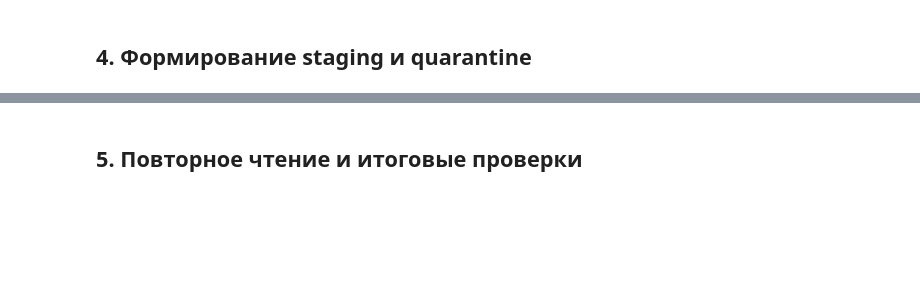
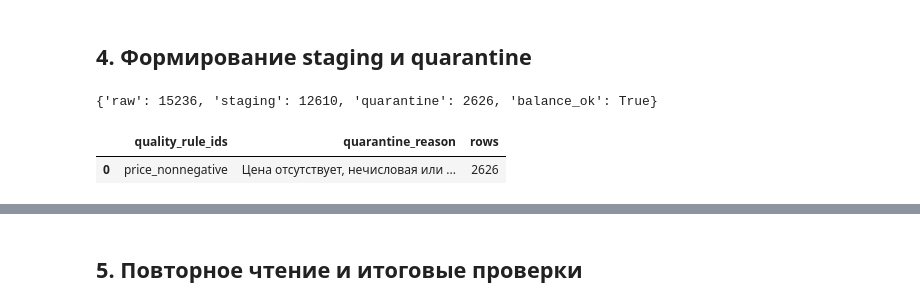
Before and after one commit to kozar262/KozarKibkaloShatilo_PIN241_ITAD, a Jupyter notebook: notebooks/profile_quality.ipynb, the cells around one changed output, grey strips where cells are left out. Saved outputs shown, nothing was run; the diff lists cells and outputs as text; code cells hidden in the pictures; blank space fills up the shorter version.

Commit message:
Complete lab 03 data quality profiling

```diff
--- a/notebooks/profile_quality.ipynb
+++ b/notebooks/profile_quality.ipynb
@@ -184,48 +273,49 @@ display(rules_df)
 # %% [markdown]
 ## 4. Формирование staging и quarantine
 # %%
-# Карантин — объединение всех критических причин, каждая запись только один раз.
-# quality_rule_ids содержит список идентификаторов через запятую.
+# Карантин — все критические нарушения; каждая исходная запись попадает сюда не более одного раза.
 critical_conditions = {
     "unique_listing_id": "(_id IS NULL OR _id_rn > 1)",
     "price_nonnegative": "(_price IS NULL OR _price < 0)",
     "room_type_allowed": "(_bad_room_type)"
 }
 reason_parts = [f"CASE WHEN {cond} THEN '{rid}' END" for rid, cond in critical_conditions.items()]
-ids_expr = " || ',' || ".join([f"COALESCE({p}, '')" for p in reason_parts])
-# Удаляем пустые элементы при сборке причин; исходные столбцы сохраняются.
 con.execute(f"""
 CREATE OR REPLACE TABLE quarantine_result AS
 SELECT * EXCLUDE (_id,_price,_latitude,_longitude,_reviews,_availability,_id_rn,
                   _missing_neighbourhood,_bad_room_type,_bad_coordinates),
        array_to_string(list_filter([{', '.join(reason_parts)}], x -> x IS NOT NULL), ',') AS quality_rule_ids,
        array_to_string(list_filter([
           CASE WHEN _id IS NULL OR _id_rn > 1 THEN 'Отсутствует или повторяется id объявления' END,
           CASE WHEN _price IS NULL OR _price < 0 THEN 'Цена отсутствует, нечисловая или отрицательная' END,
           CASE WHEN _bad_room_type THEN 'Тип жилья отсутствует или не входит в допустимый справочник' END
        ], x -> x IS NOT NULL), '; ') AS quarantine_reason
 FROM profiled
 WHERE {' OR '.join(critical_conditions.values())}
 """)
 con.execute("""
 CREATE OR REPLACE TABLE staging_result AS
 SELECT * EXCLUDE (_id,_price,_latitude,_longitude,_reviews,_availability,_id_rn,
                   _missing_neighbourhood,_bad_room_type,_bad_coordinates),
        _price AS price_normalized,
        _latitude AS latitude_normalized,
        _longitude AS longitude_normalized,
        _missing_neighbourhood AS quality_flag_missing_neighbourhood,
        _bad_coordinates AS quality_flag_bad_coordinates,
        (_reviews IS NULL OR _reviews < 0) AS quality_flag_bad_reviews,
        (_availability IS NULL OR _availability NOT BETWEEN 0 AND 365) AS quality_flag_bad_availability
 FROM profiled
 WHERE NOT (_id IS NULL OR _id_rn > 1 OR _price IS NULL OR _price < 0 OR _bad_room_type)
 """)
 raw_n = con.execute("SELECT COUNT(*) FROM raw_listings").fetchone()[0]
 staging_n = con.execute("SELECT COUNT(*) FROM staging_result").fetchone()[0]
 quarantine_n = con.execute("SELECT COUNT(*) FROM quarantine_result").fetchone()[0]
 print({"raw":raw_n,"staging":staging_n,"quarantine":quarantine_n,"balance_ok":raw_n == staging_n + quarantine_n})
 display(con.execute("SELECT quality_rule_ids, quarantine_reason, COUNT(*) AS rows FROM quarantine_result GROUP BY ALL ORDER BY rows DESC LIMIT 10").df())
+# %% [output]
+{'raw': 15236, 'staging': 12610, 'quarantine': 2626, 'balance_ok': True}
+|  | quality_rule_ids | quarantine_reason | rows |
+| 0 | price_nonnegative | Цена отсутствует, нечисловая или ... | 2626 |
 # %%
 # Запись в SeaweedFS. COPY создаёт Parquet-объекты по заданным путям.
 staging_path = f"{OUTPUT_PREFIX}/staging.parquet"
```
Also changed, not shown: parts of 14 cells of this notebook.
